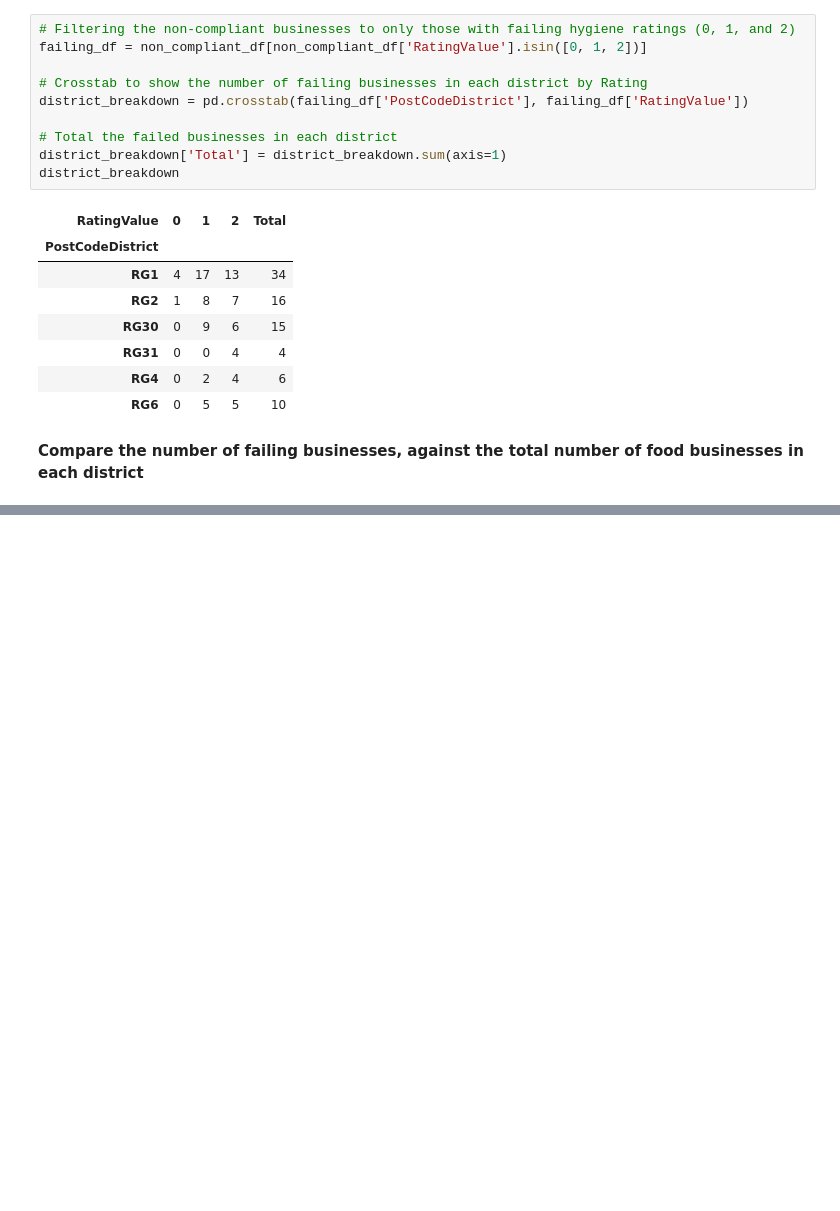
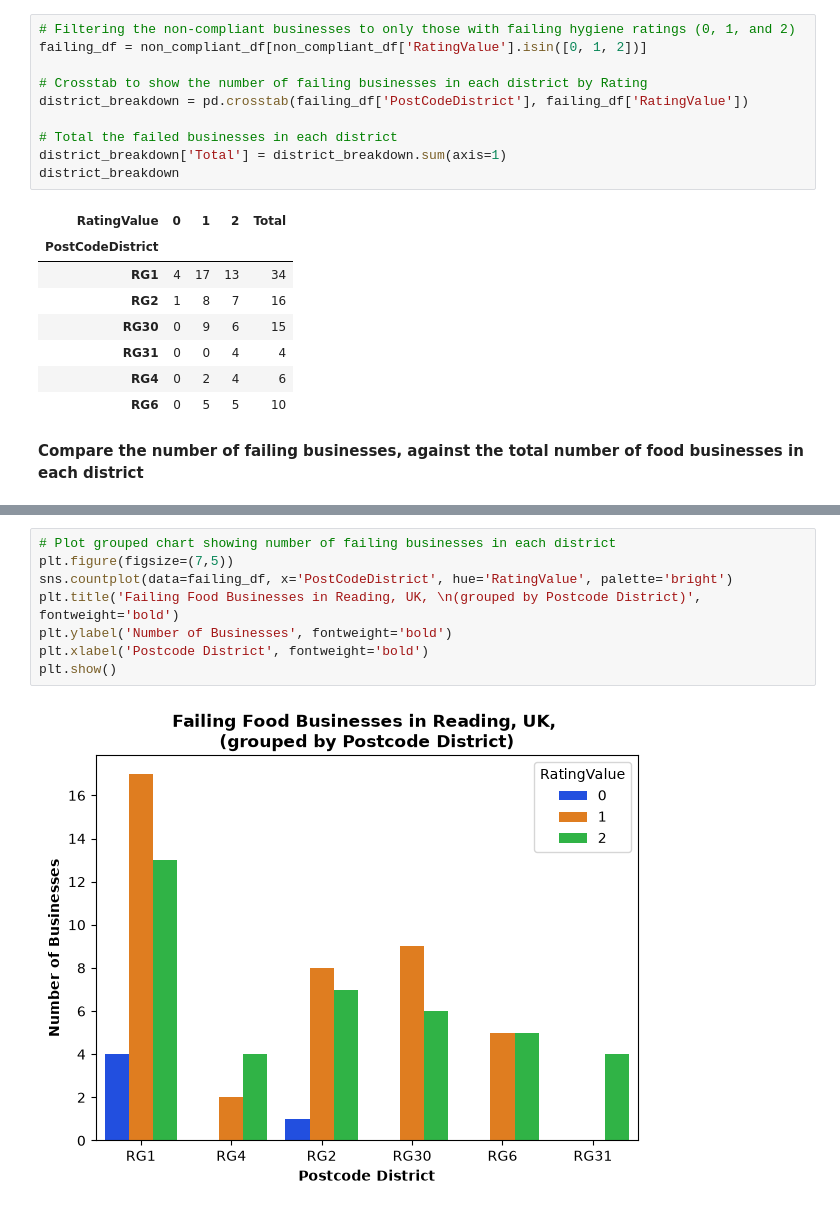
Before and after one commit to danb160/reading_food_hygiene_analysis, a Jupyter notebook: jupyter_notebooks/rfh_analysis_and_visualisations.ipynb, the cells around one changed output, grey strips where cells are left out. Saved outputs shown, nothing was run; the diff lists cells and outputs as text; blank space fills up the shorter version.

Commit message:
Update comparison and visualise

```diff
--- a/jupyter_notebooks/rfh_analysis_and_visualisations.ipynb
+++ b/jupyter_notebooks/rfh_analysis_and_visualisations.ipynb
@@ -382,0 +388,10 @@ district_breakdown
+# %%
+# Plot grouped chart showing number of failing businesses in each district
+plt.figure(figsize=(7,5))
+sns.countplot(data=failing_df, x='PostCodeDistrict', hue='RatingValue', palette='bright')
+plt.title('Failing Food Businesses in Reading, UK, \n(grouped by Postcode District)', fontweight='bold')
+plt.ylabel('Number of Businesses', fontweight='bold')
+plt.xlabel('Postcode District', fontweight='bold')
+plt.show()
+# %% [output]
+[figure, added]
```
Also changed, not shown: parts of 3 cells of this notebook.
